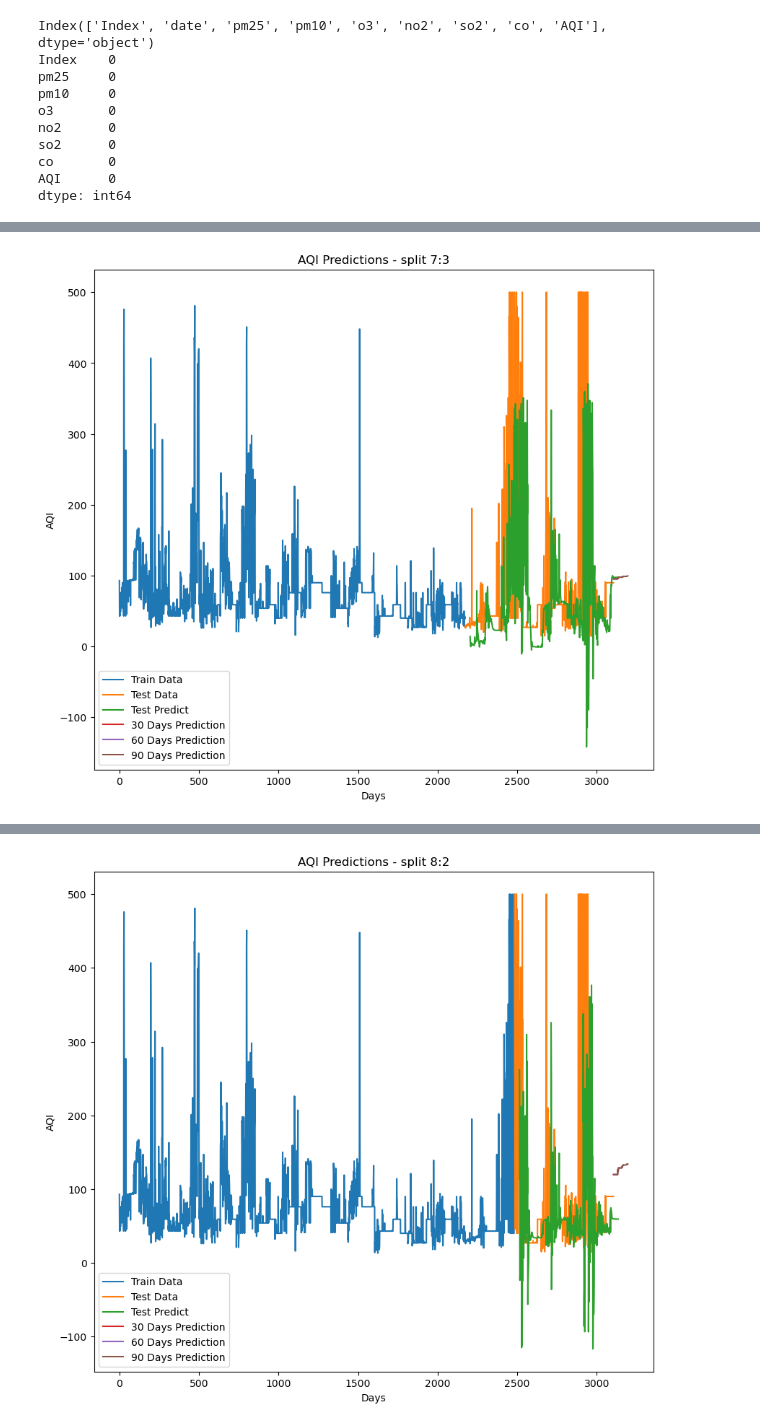
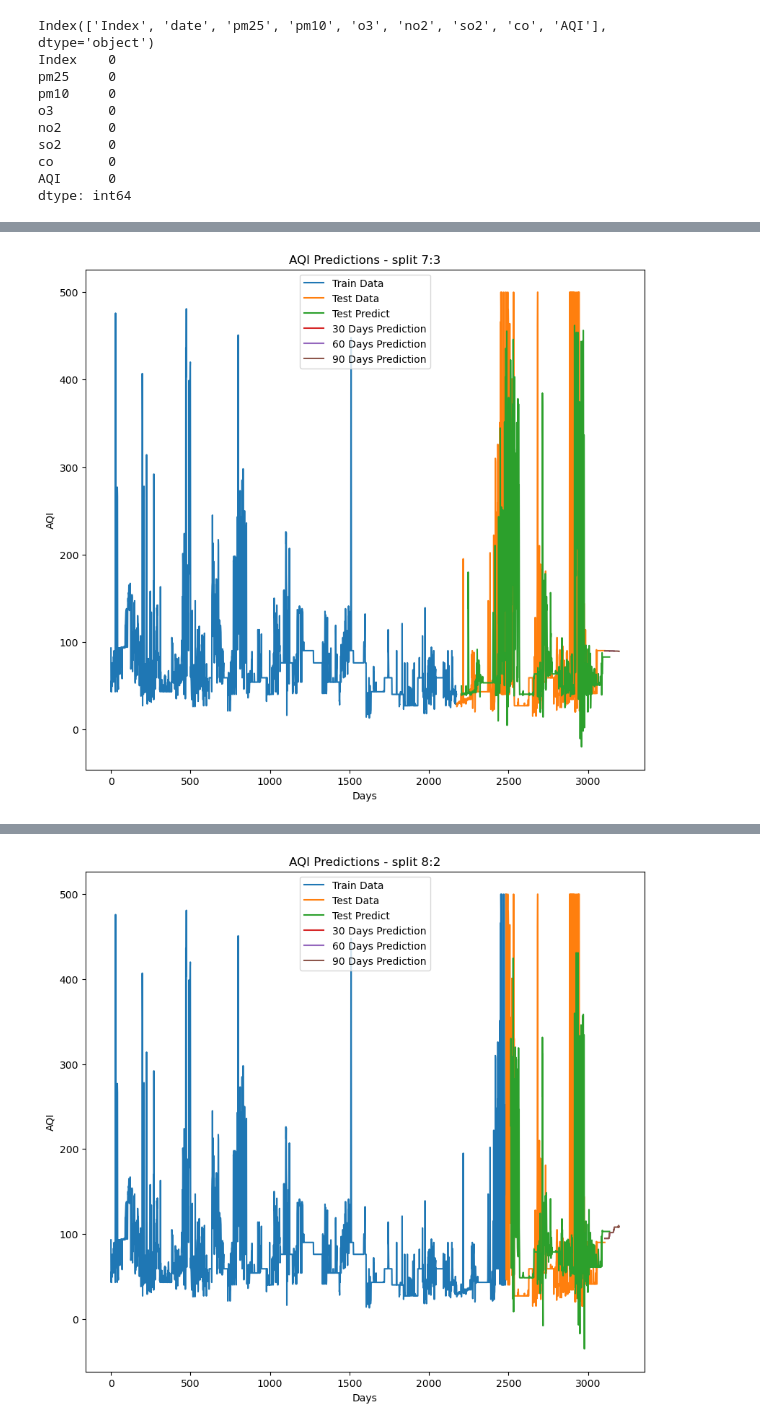
Before and after one commit to ThiThanhCong/AQI-Prediction-for-Vietnamese-Provinces-DL-and-ML, a Jupyter notebook: Models/ResCNN/Team20_LSTM ResCNN_DN.ipynb, the cells around one changed output, grey strips where cells are left out. Cells and saved outputs as stored; diff of their text form; code cells hidden in the pictures.

```diff
--- a/Models/ResCNN/Team20_LSTM ResCNN_DN.ipynb
+++ b/Models/ResCNN/Team20_LSTM ResCNN_DN.ipynb
@@ -53,8 +53,8 @@ dtype: int64
 
 # Build the model
 input_layer = Input(shape=(timesteps, 1))
-x = LSTM(64, return_sequences=True)(input_layer)
-x = Conv1D(64, kernel_size=3, padding='same', activation='relu')(x)
+# x = LSTM(64, return_sequences=True)(input_layer)
+x = Conv1D(64, kernel_size=3, padding='same', activation='relu')(input_layer)
 x = Conv1D(64, kernel_size=2, padding='same', activation='relu')(x)
 x = BatchNormalization()(x)
 x = Conv1D(64, kernel_size=1, padding='same', activation='relu')(x)
@@ -110,6 +110,8 @@ def custom_round(number):
         return int(number + 0.5)  # Làm tròn lên
     else:
         return int(number - 0.5)  # Làm tròn xuống
+def mean_absolute_percentage_error(y_true, y_pred):
+    return np.mean(np.abs((y_true - y_pred) / y_true)) * 100
 # %%
 train_sizes = [0.7, 0.8, 0.9]
 for train_size_ratio in train_sizes:
@@ -135,8 +137,11 @@ for train_size_ratio in train_sizes:
     # Calculate error metrics
     rmse = np.sqrt(mean_squared_error(y_test_inverse, y_pred_inverse))
     mae = mean_absolute_error(y_test_inverse, y_pred_inverse)
+    mape = mean_absolute_percentage_error(y_test_inverse, y_pred_inverse)
+
     print(f'Root Mean Squared Error (RMSE): {rmse}')
     print(f'Mean Absolute Error (MAE): {mae}')
+    print(f'Mean Absolute Percentage Error (MAPE): {mape}%')
        # Calculate future predictions
     df1 = df.reset_index()['AQI']
     scaler = MinMaxScaler(feature_range=(0, 1))
@@ -186,4 +191,4 @@ Mean Absolute Error (MAE): 45.0145783105969
-[figure, old version]
+[figure, new version]
 [[0.16427105]
  [0.06160164]
  [0.0862423 ]
@@ -204,4 +209,4 @@ Mean Absolute Error (MAE): 50.53232981288548
-[figure, old version]
+[figure, new version]
 [[0.16427105]
  [0.06160164]
  [0.0862423 ]
```
Also changed, not shown: parts of 2 cells of this notebook, 6 other files.
